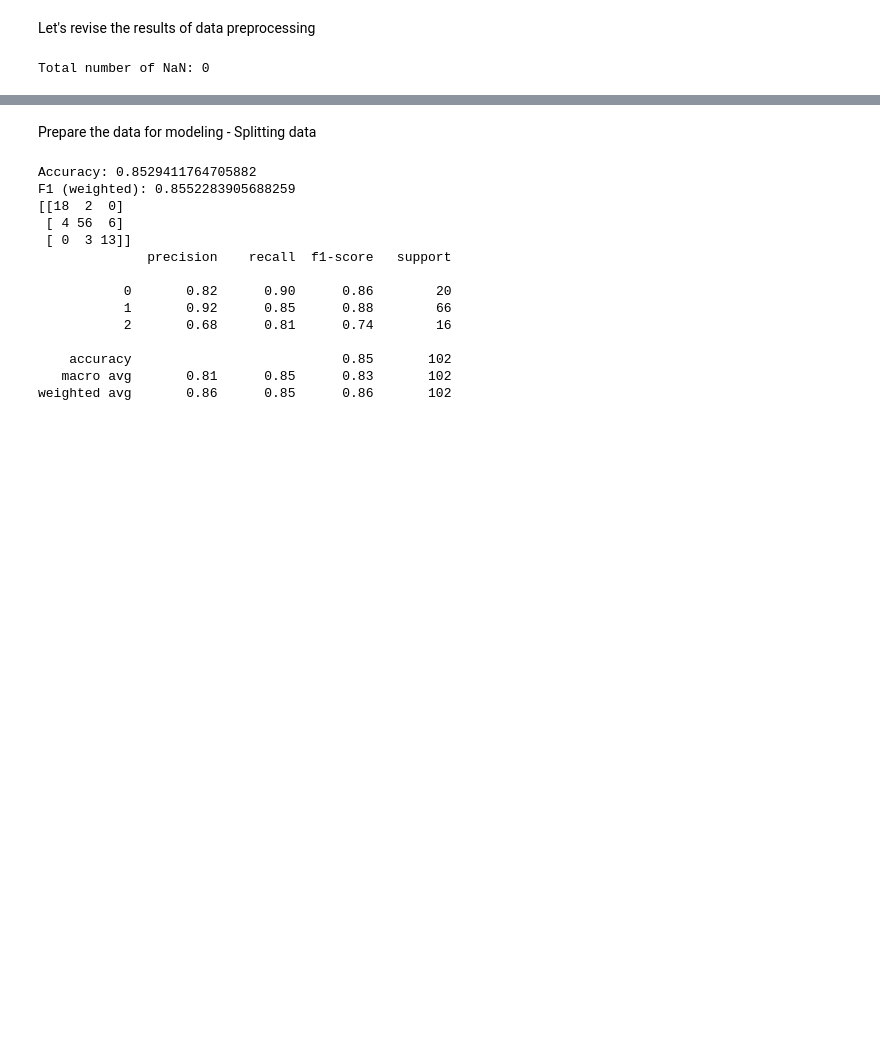
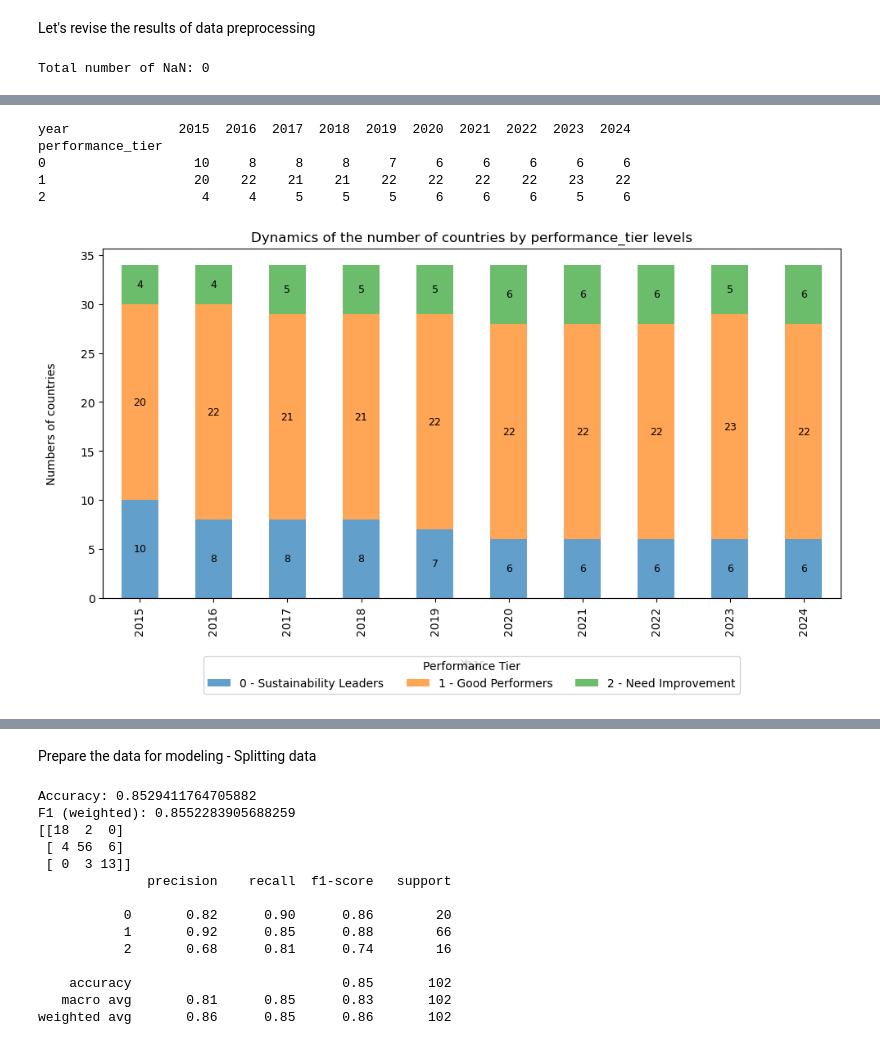
Before and after one commit to LavrenchukV/Classifying-EU-Sustainability-Performance, a Jupyter notebook: SDG_project.ipynb, the cells around one changed output, grey strips where cells are left out. Drawn from its saved outputs; the diff is of its cells as text; code cells hidden in the pictures; blank space fills up the shorter version.

```diff
--- a/SDG_project.ipynb
+++ b/SDG_project.ipynb
@@ -10,7 +10,10 @@
 # %%
 import numpy as np
 import pandas as pd
-df_original = pd.read_csv("D:/Portfolio/eu_sdg_performance_data.csv")
+import matplotlib.pyplot as plt
+import seaborn as sns
+
+df_original = pd.read_csv("D:/Portfolio/Classifying EU Sustainability Performance/eu_sdg_performance_data.csv")
 # %% [markdown]
 | Variable              | Description                                                    | Unit in dataset                                 |
 | --------------------- | -------------------------------------------------------------- | ----------------------------------------------- |
@@ -249 +235,57 @@ plt.show()
+# %%
+tier_labels = {
+    0: "0 - Sustainability Leaders",
+    1: "1 - Good Performers",
+    2: "2 - Need Improvement"
+}
+
+pivot_table = pd.pivot_table(
+    df,
+    index="performance_tier",
+    columns="year",
+    values="Country",
+    aggfunc="count",
+    fill_value=0
+)
+print(pivot_table)
+# %% [output]
+year              2015  2016  2017  2018  2019  2020  2021  2022  2023  2024
+performance_tier
+0                   10     8     8     8     7     6     6     6     6     6
+1                   20    22    21    21    22    22    22    22    23    22
+2                    4     4     5     5     5     6     6     6     5     6
+# %%
+tier_labels = {
+    0: "0 - Sustainability Leaders",
+    1: "1 - Good Performers",
+    2: "2 - Need Improvement"
+}
+
+pivot_table = pd.pivot_table(
+    df,
+    index="year",
+    columns="performance_tier",
+    values="Country",
+    aggfunc="count",
+    fill_value=0
+)
+fig, ax = plt.subplots(figsize=(10, 6))
+bars = pivot_table.plot(kind="bar", stacked=True, ax=ax, alpha=0.7, zorder=1)
+plt.title("Dynamics of the number of countries by performance_tier levels")
+ax.legend(
+    title="Performance Tier",
+    labels=[tier_labels[col] for col in pivot_table.columns],
+    loc="upper center",
+    bbox_to_anchor=(0.5, -0.15),
+    ncol=3
+)
+plt.xlabel("Year", labelpad=20)
+plt.ylabel("Numbers of countries", labelpad=20)
+for container in bars.containers:
+    ax.bar_label(container, label_type="center", fontsize=9, color="black")
+plt.grid(False)
+plt.tight_layout()
+plt.show()
+# %% [output]
+[figure, added]
 # %% [markdown]
```
Also changed, not shown: parts of 14 cells of this notebook.
